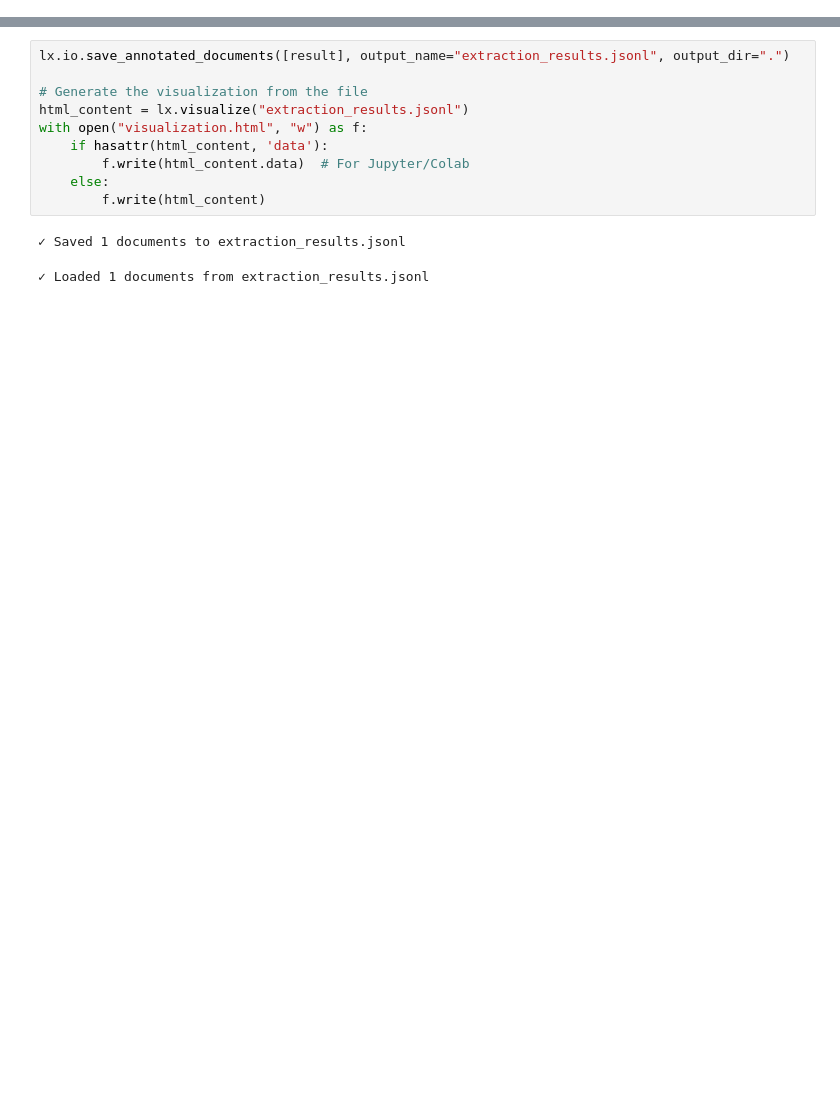
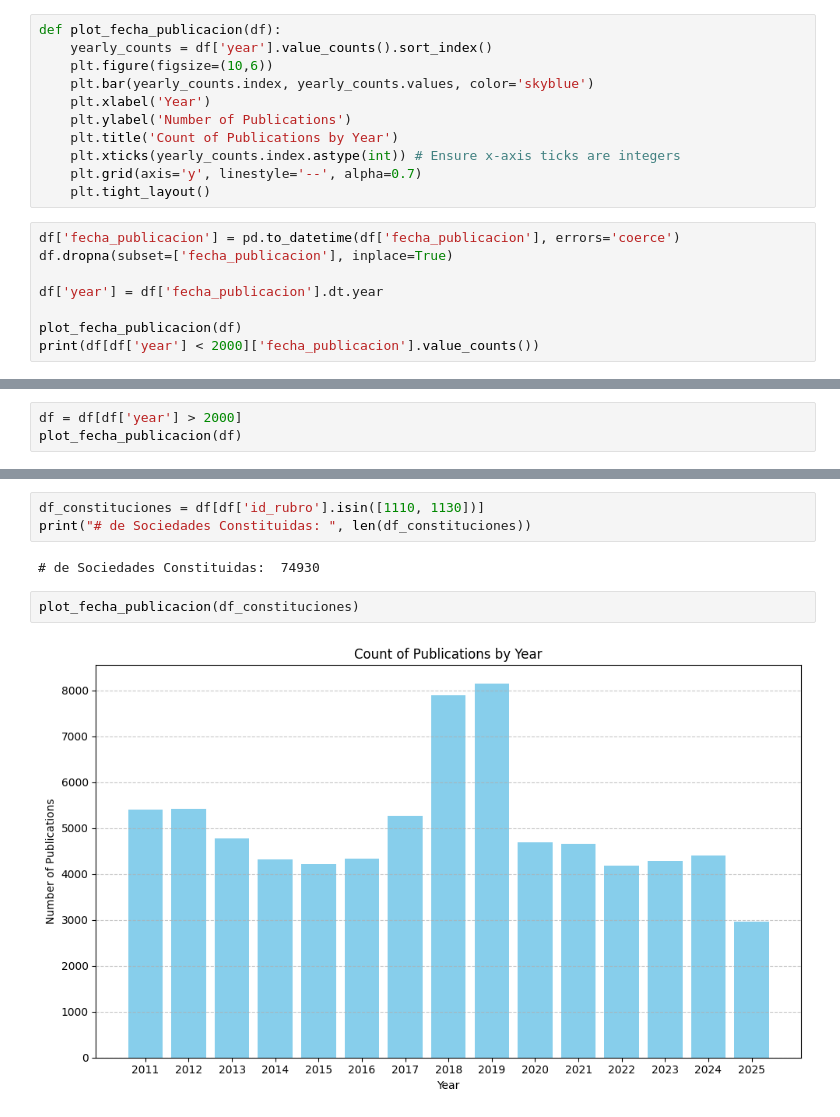
Before and after one commit to Gberlati/bulletin-analysis, a Jupyter notebook: notebooks/eda.ipynb, the cells around one changed output, grey strips where cells are left out. Saved outputs shown, nothing was run; the diff lists cells and outputs as text; blank space fills up the shorter version.

Commit message:
[DATA] Primer Análisis EDA

```diff
--- a/notebooks/eda.ipynb
+++ b/notebooks/eda.ipynb
@@ -38,0 +79,19 @@ df = pd.read_sql(query, connection)
+# %%
+def plot_fecha_publicacion(df):
+    yearly_counts = df['year'].value_counts().sort_index()
+    plt.figure(figsize=(10,6))
+    plt.bar(yearly_counts.index, yearly_counts.values, color='skyblue')
+    plt.xlabel('Year')
+    plt.ylabel('Number of Publications')
+    plt.title('Count of Publications by Year')
+    plt.xticks(yearly_counts.index.astype(int)) # Ensure x-axis ticks are integers
+    plt.grid(axis='y', linestyle='--', alpha=0.7)
+    plt.tight_layout()
+# %%
+df['fecha_publicacion'] = pd.to_datetime(df['fecha_publicacion'], errors='coerce')
+df.dropna(subset=['fecha_publicacion'], inplace=True)
+
+df['year'] = df['fecha_publicacion'].dt.year
+
+plot_fecha_publicacion(df)
+print(df[df['year'] < 2000]['fecha_publicacion'].value_counts())
@@ -38,0 +101,3 @@ df = pd.read_sql(query, connection)
+# %%
+df = df[df['year'] > 2000]
+plot_fecha_publicacion(df)
@@ -191,13 +121,9 @@ WARNING:absl:Prompt alignment: non-exact match: [example#1] class='director' sta
-# %%
-lx.io.save_annotated_documents([result], output_name="extraction_results.jsonl", output_dir=".")
-
-# Generate the visualization from the file
-html_content = lx.visualize("extraction_results.jsonl")
-with open("visualization.html", "w") as f:
-    if hasattr(html_content, 'data'):
-        f.write(html_content.data)  # For Jupyter/Colab
-    else:
-        f.write(html_content)
-# %% [output]
-✓ Saved 1 documents to extraction_results.jsonl
-✓ Loaded 1 documents from extraction_results.jsonl
+# %%
+df_constituciones = df[df['id_rubro'].isin([1110, 1130])]
+print("# de Sociedades Constituidas: ", len(df_constituciones))
+# %% [output]
+# de Sociedades Constituidas:  74930
+# %%
+plot_fecha_publicacion(df_constituciones)
+# %% [output]
+[figure, added]
```
Also changed, not shown: parts of 14 cells of this notebook, 2 other files.
